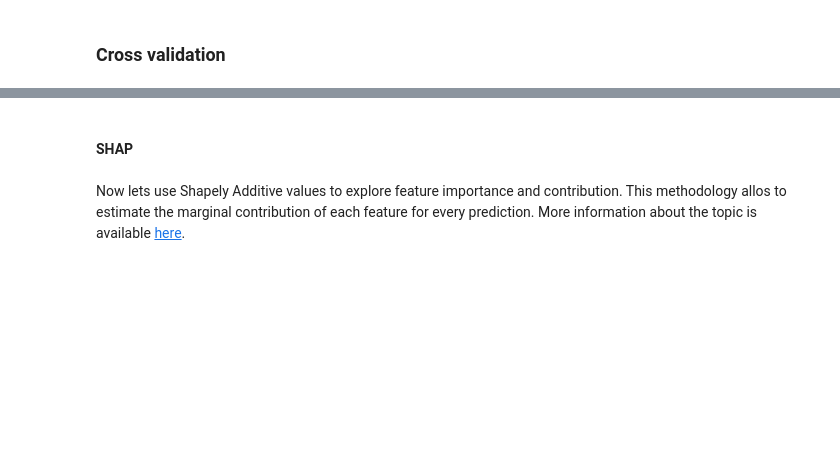
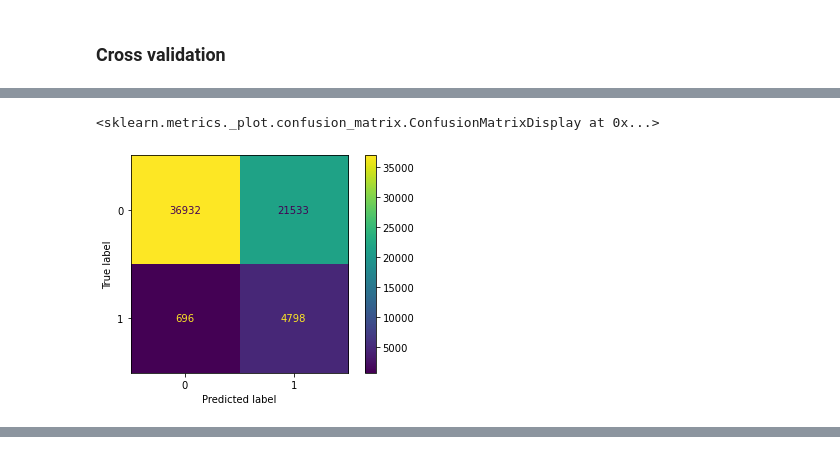
Before and after one commit to jcazuero94/Intro_to_ML_SL_project, a Jupyter notebook: Notebooks/EDA and Modelling.ipynb, the cells around one changed output, grey strips where cells are left out. Saved outputs shown, nothing was run; the diff lists cells and outputs as text; code cells hidden in the pictures; blank space fills up the shorter version.

```diff
--- a/Notebooks/EDA and Modelling.ipynb
+++ b/Notebooks/EDA and Modelling.ipynb
@@ -354,7 +414,7 @@ final_params = None
 for i in range(n_cv):
     if i % 5 == 0:
         print(
-            f"Iteration {i} - {n_cv}: CV - {datetime.datetime.today().strftime('%H:%M:%S')}"
+            f"Iteration {i+1} - {n_cv}: CV - {datetime.datetime.today().strftime('%H:%M:%S')}"
         )
     params = gen_rf_hyperparameters()
     model = RandomForestClassifier(**params)
@@ -387,2 +449,0 @@ model = RandomForestClassifier(**final_params)
-# %%
-model.fit(X_train[columns_to_retain], y_train)
@@ -415,2 +517,5 @@ The random forest model achieves considerable predictive power unlike the logist
 # %%
-plot_confusion_matrix(model, X_test[columns_to_retain], y_test)
+plot_confusion_matrix(model_rf, X_test[columns_to_retain], y_test)
+# %% [output]
+<sklearn.metrics._plot.confusion_matrix.ConfusionMatrixDisplay at 0x...>
+[figure, added]
@@ -417,4 +522,0 @@ plot_confusion_matrix(model, X_test[columns_to_retain], y_test)
-# %% [markdown]
-#### SHAP
-# %% [markdown]
-Now lets use Shapely Additive values to explore feature importance and contribution. This methodology allos to estimate the marginal contribution of each feature for every prediction. More information about the topic is available <a href=https://christophm.github.io/interpretable-ml-book/shapley.html>here</a>.
```
Also changed, not shown: parts of 57 cells of this notebook, 7 other files.
